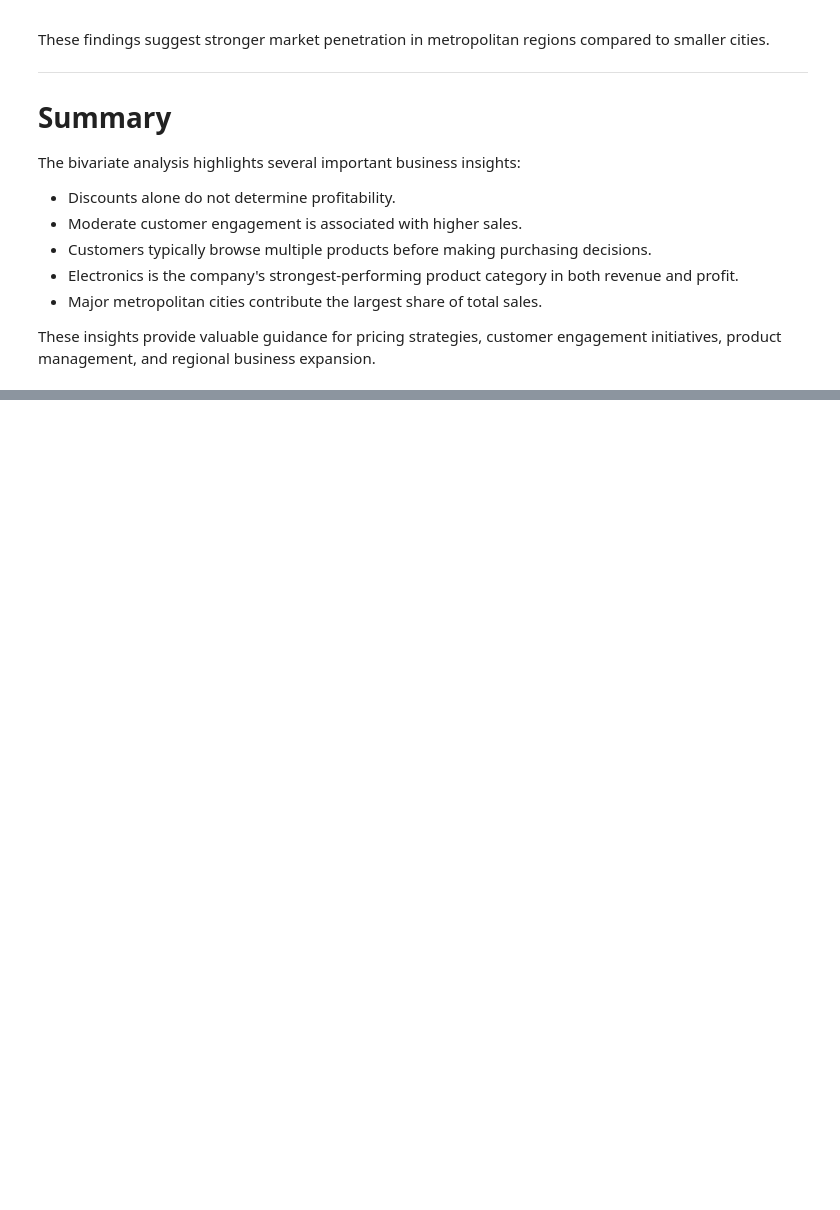
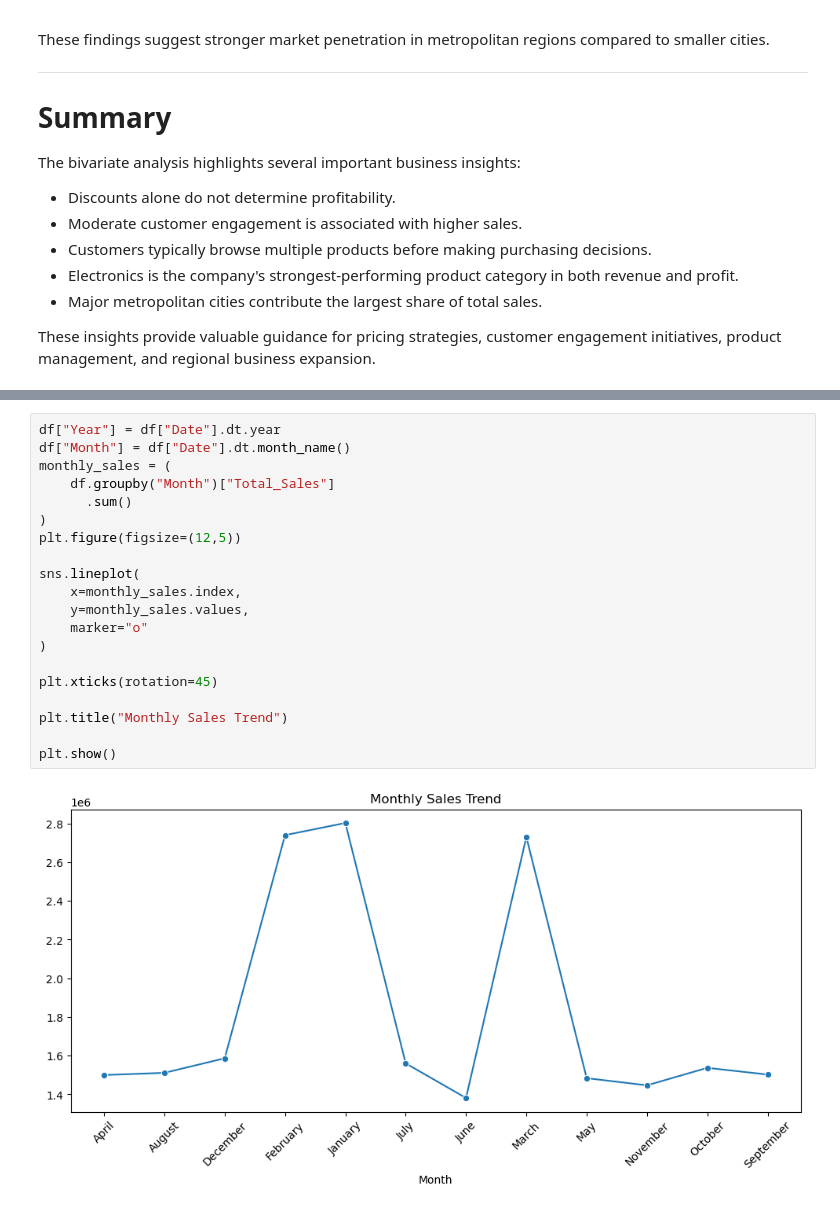
Before and after one commit to sohamnp06/Shoplytics-AI, a Jupyter notebook: notebooks/eda2.ipynb, the cells around one changed output, grey strips where cells are left out. Drawn from its saved outputs; the diff is of its cells as text; blank space fills up the shorter version.

```diff
--- a/notebooks/eda2.ipynb
+++ b/notebooks/eda2.ipynb
@@ -227,0 +300,22 @@ These insights provide valuable guidance for pricing strategies, customer engage
+# %%
+df["Year"] = df["Date"].dt.year
+df["Month"] = df["Date"].dt.month_name()
+monthly_sales = (
+    df.groupby("Month")["Total_Sales"]
+      .sum()
+)
+plt.figure(figsize=(12,5))
+
+sns.lineplot(
+    x=monthly_sales.index,
+    y=monthly_sales.values,
+    marker="o"
+)
+
+plt.xticks(rotation=45)
+
+plt.title("Monthly Sales Trend")
+
+plt.show()
+# %% [output]
+[figure, added]
```
Also changed, not shown: parts of 6 cells of this notebook, 2 other files.
